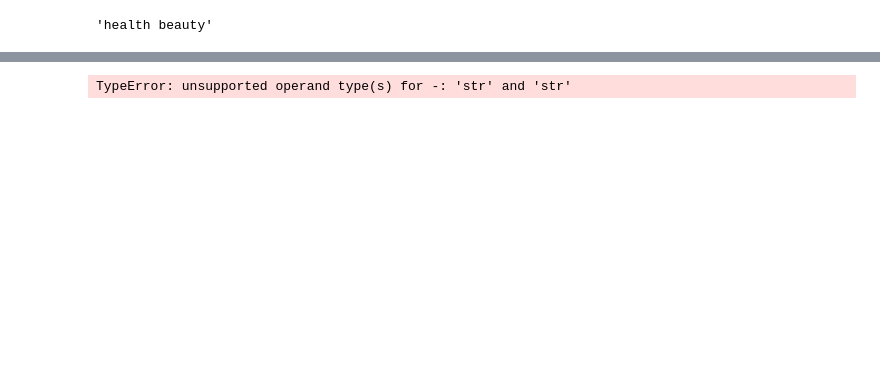
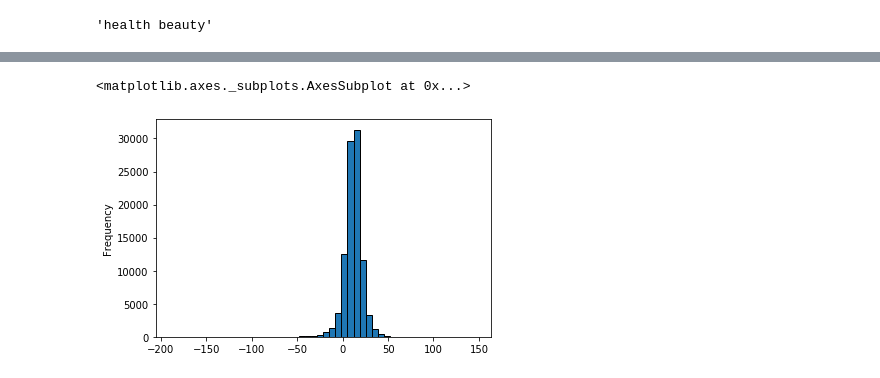
Before and after one commit to jorellano/E_commerce, a Jupyter notebook: EDA.ipynb, the cells around one changed output, grey strips where cells are left out. Cells and saved outputs as stored; diff of their text form; code cells hidden in the pictures; blank space fills up the shorter version.

```diff
--- a/EDA.ipynb
+++ b/EDA.ipynb
@@ -132,0 +187,7 @@ TypeError: unsupported operand type(s) for -: 'str' and 'str'
+# %%
+df2 = orders['order_estimated_delivery_date'].values.astype('datetime64[D]')
+
+#speed['reached_time'] = pd.to_timedelta(speed['reached_time'])
+#speed['created_time'] = pd.to_datetime(speed['created_time'])
+orders['order_estimated_delivery_date'] = pd.to_timedelta(orders['order_estimated_delivery_date'])
+orders['order_delivered_customer_date'] = pd.to_timedelta(orders['order_delivered_customer_date'])
@@ -133,4 +231,14 @@ TypeError: unsupported operand type(s) for -: 'str' and 'str'
+# %%
+#This took me too long to understand.
+orders["order_estimated_delivery_date"] = pd.to_datetime(orders["order_estimated_delivery_date"])#make the columns into datetime.
+orders["order_delivered_customer_date"] = pd.to_datetime(orders["order_delivered_customer_date"])
+
+orders["duration_in_days"] = (orders["order_estimated_delivery_date"] - orders["order_delivered_customer_date"])/np.timedelta64(1, 'D')
+#subtract estimated delivery by actual date received
+# %%
+orders['duration_in_days'].plot(kind='hist', bins=50)
+# %% [output]
+<matplotlib.axes._subplots.AxesSubplot at 0x...>
+[figure, added]
 # %%
-orders['Difference'] = (orders['order_estimated_delivery_date']- orders['order_delivered_customer_date']).dt.days
+orders['on_time'] = ((orders['order_estimated_delivery_date'] - orders['order_delivered_customer_date'])/(np.timedelta64(1, 'D')))
-# %% [output]
-TypeError: unsupported operand type(s) for -: 'str' and 'str'
```
Also changed, not shown: parts of 16 cells of this notebook.
